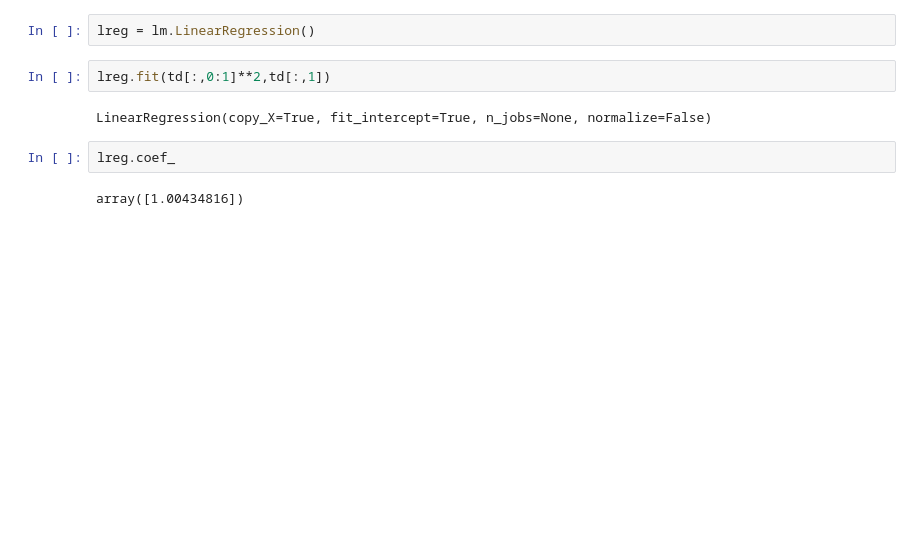
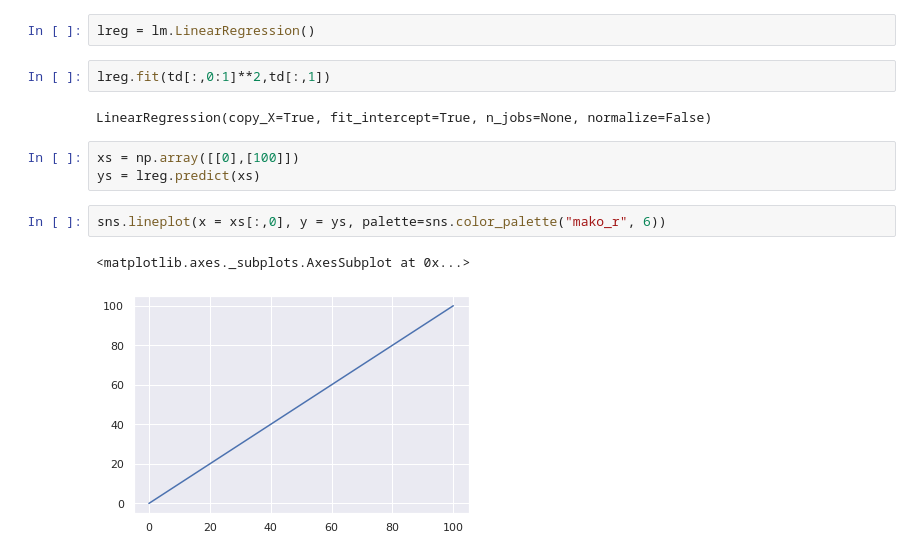
Before and after one commit to conorfrailey/MLpractice, a Jupyter notebook: Visualizations Practice.ipynb, the cells around one changed output. Saved outputs shown, nothing was run; the diff lists cells and outputs as text; blank space fills up the shorter version.

```diff
--- a/Visualizations Practice.ipynb
+++ b/Visualizations Practice.ipynb
@@ -64,7 +65,11 @@ lreg = lm.LinearRegression()
 lreg.fit(td[:,0:1]**2,td[:,1])
 # %% [output]
 LinearRegression(copy_X=True, fit_intercept=True, n_jobs=None, normalize=False)
-# %%
-lreg.coef_
-# %% [output]
-array([1.00434816])
+# %%
+xs = np.array([[0],[100]])
+ys = lreg.predict(xs)
+# %%
+sns.lineplot(x = xs[:,0], y = ys, palette=sns.color_palette("mako_r", 6))
+# %% [output]
+<matplotlib.axes._subplots.AxesSubplot at 0x...>
+[figure, added]
```
Also changed, not shown: parts of 6 cells of this notebook.
